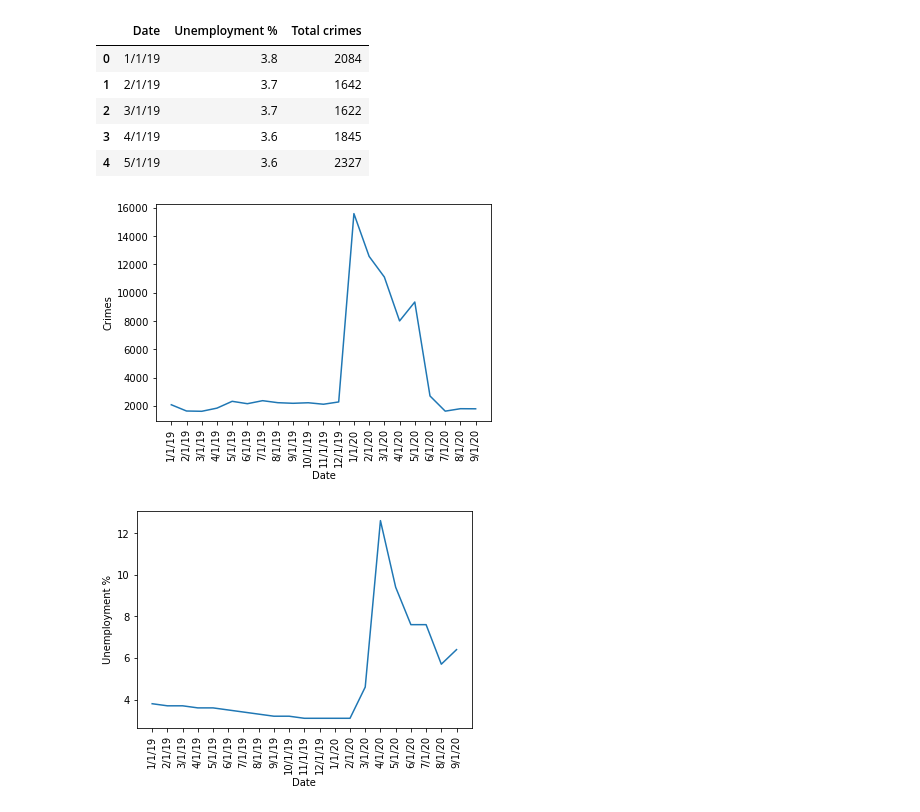
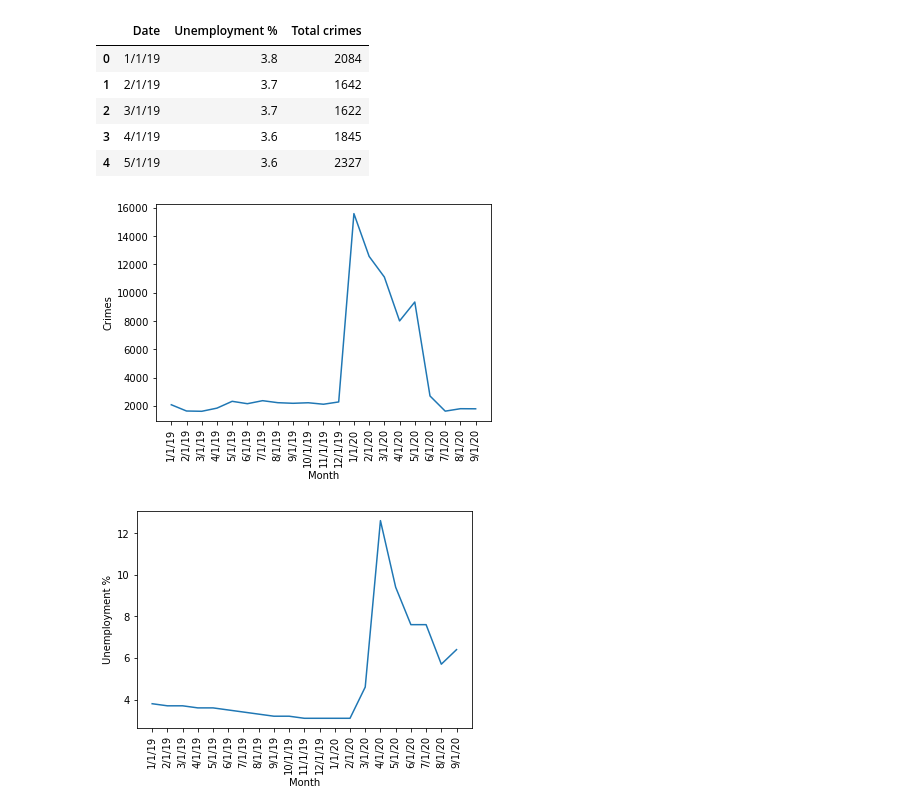
Before and after one commit to lrios215/project_1, a Jupyter notebook: Project1.ipynb, the cells around one changed output. Cells and saved outputs as stored; diff of their text form; code cells hidden in the pictures.

```diff
--- a/Project1.ipynb
+++ b/Project1.ipynb
@@ -200,14 +200,14 @@ crime_vs_unemployment.head()
 # %%
 # Generate a scatter plot of date versus total crimes
 date = crime_vs_unemployment.iloc[:,0]
 crime = crime_vs_unemployment.iloc[:,2]
 plt.plot(date,crime)
 plt.xticks(date, rotation=90)
-plt.xlabel('Date')
+plt.xlabel('Month')
 plt.ylabel('Crimes')
 plt.show()
 # %% [output]
-[figure, old version]
+[figure, new version]
 # %%
 # Generate a scatter plot of date versus Unemployment
 date2 = crime_vs_unemployment.iloc[:,0]
```
Also changed, not shown: parts of 1 cell of this notebook.
